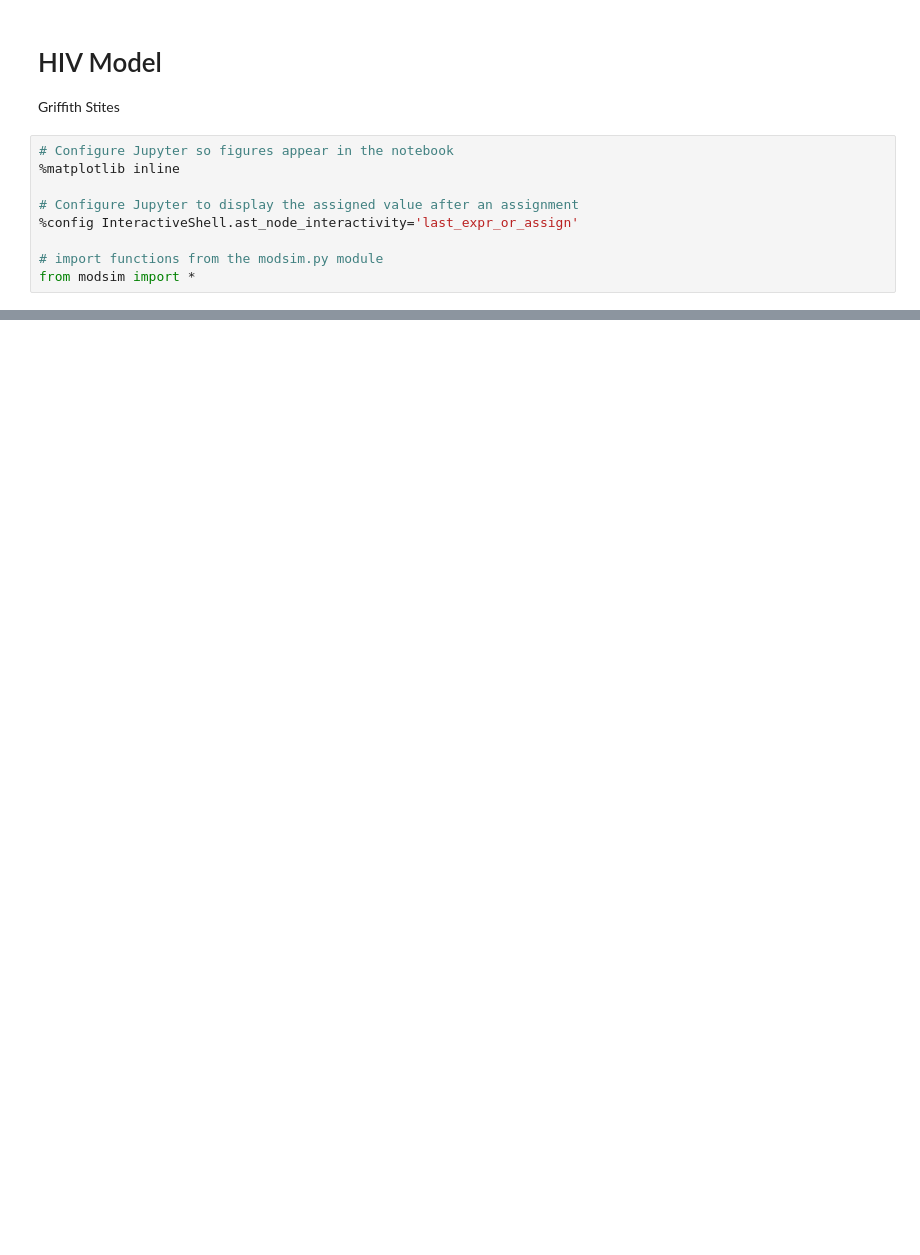
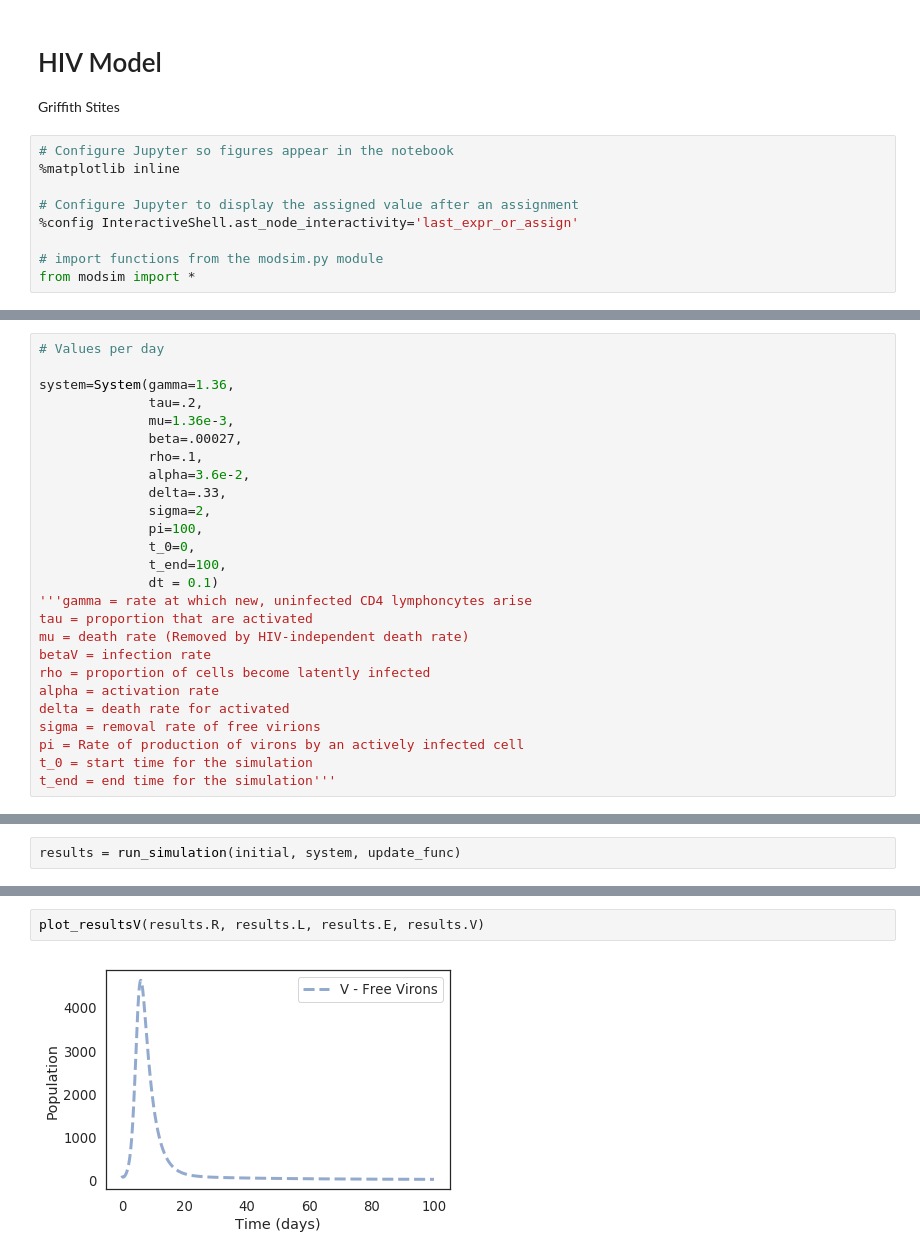
Before and after one commit to Griffith-Stites/ModSimPy, a Jupyter notebook: code/hiv_model.ipynb, the cells around one changed output, grey strips where cells are left out. Saved outputs shown, nothing was run; the diff lists cells and outputs as text; blank space fills up the shorter version.

```diff
--- a/code/hiv_model.ipynb
+++ b/code/hiv_model.ipynb
@@ -100,0 +99,26 @@ state = update_func(initial,2,system)
+# %%
+# Values per day
+
+system=System(gamma=1.36,
+              tau=.2,
+              mu=1.36e-3,
+              beta=.00027,
+              rho=.1,
+              alpha=3.6e-2,
+              delta=.33,
+              sigma=2,
+              pi=100,
+              t_0=0,
+              t_end=100,
+              dt = 0.1)
+'''gamma = rate at which new, uninfected CD4 lymphoncytes arise
+tau = proportion that are activated
+mu = death rate (Removed by HIV-independent death rate)
+betaV = infection rate
+rho = proportion of cells become latently infected
+alpha = activation rate
+delta = death rate for activated
+sigma = removal rate of free virions
+pi = Rate of production of virons by an actively infected cell
+t_0 = start time for the simulation
+t_end = end time for the simulation'''
@@ -100,0 +127,2 @@ state = update_func(initial,2,system)
+# %%
+results = run_simulation(initial, system, update_func)
@@ -100,0 +148,4 @@ state = update_func(initial,2,system)
+# %%
+plot_resultsV(results.R, results.L, results.E, results.V)
+# %% [output]
+[figure, added]
```
Also changed, not shown: parts of 11 cells of this notebook.
